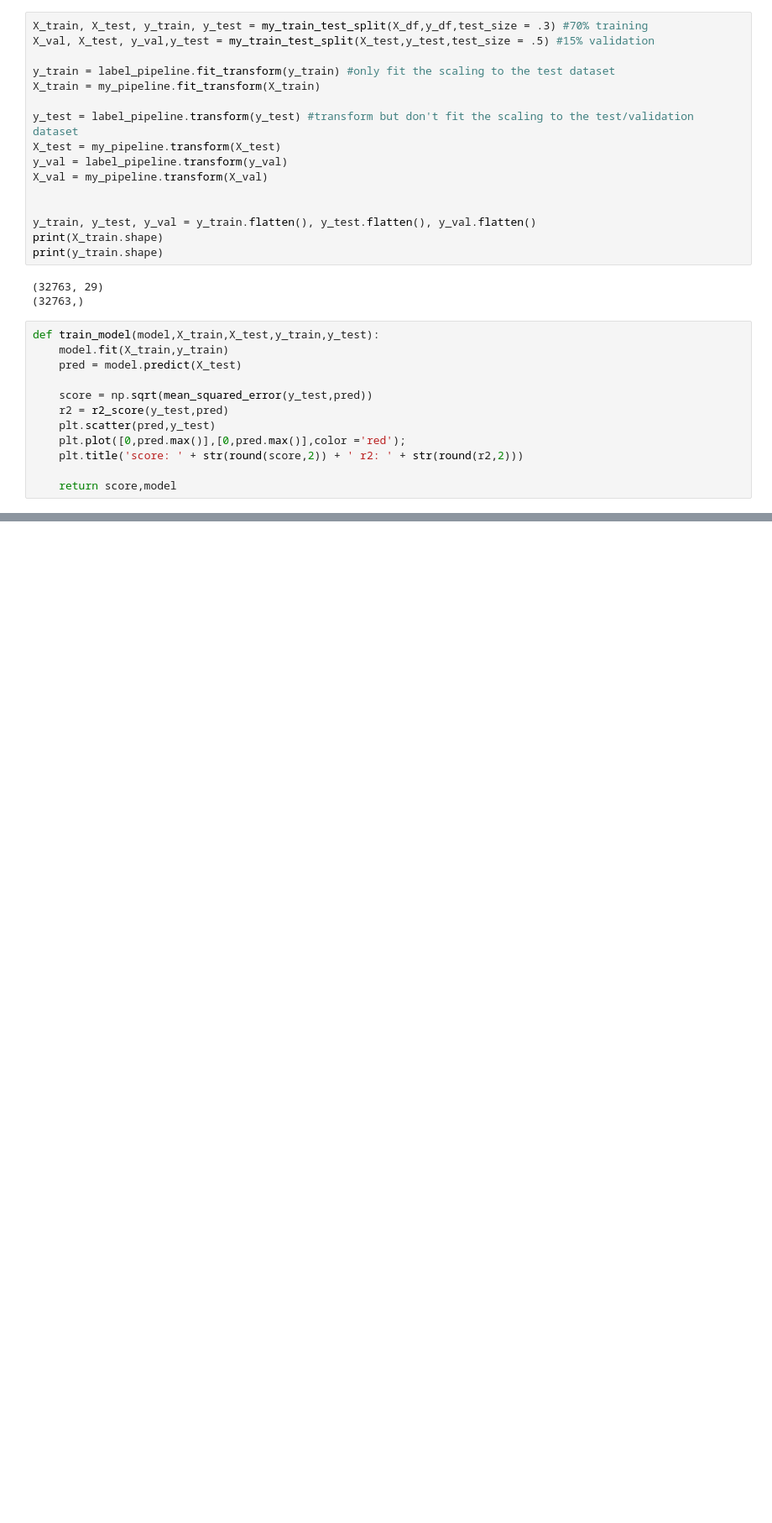
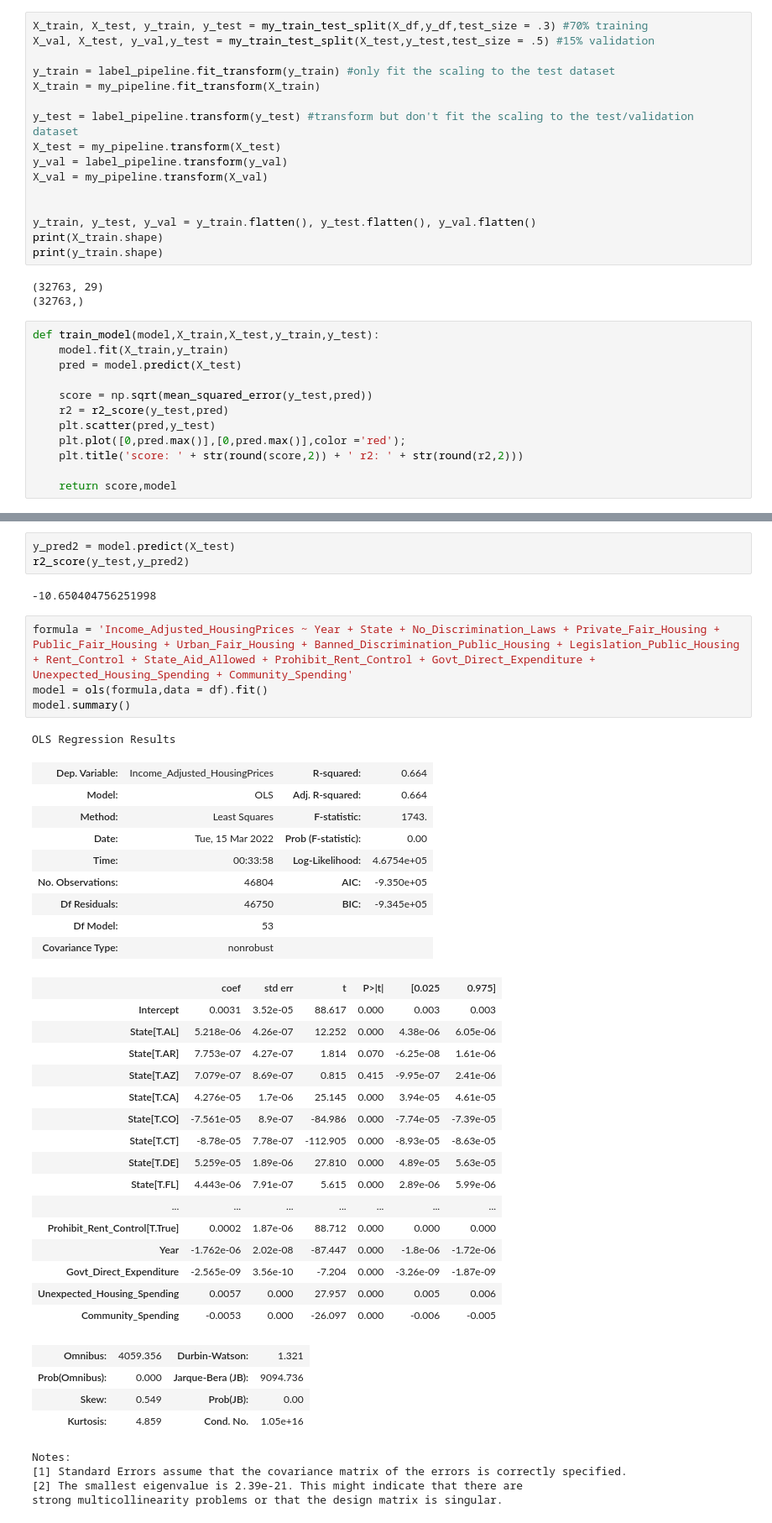
Before and after one commit to gerardoRO/ds4a, a Jupyter notebook: code/Advanced Modeling.ipynb, the cells around one changed output, grey strips where cells are left out. Shown: that part at 84% size. Saved outputs shown, nothing was run; the diff lists cells and outputs as text; blank space fills up the shorter version.

```diff
--- a/code/Advanced Modeling.ipynb
+++ b/code/Advanced Modeling.ipynb
@@ -217,0 +307,44 @@ strong multicollinearity problems or that the design matrix is singular.
+# %%
+y_pred2 = model.predict(X_test)
+r2_score(y_test,y_pred2)
+# %% [output]
+-10.650404756251998
+# %%
+formula = 'Income_Adjusted_HousingPrices ~ Year + State + No_Discrimination_Laws + Private_Fair_Housing + Public_Fair_Housing + Urban_Fair_Housing + Banned_Discrimination_Public_Housing + Legislation_Public_Housing + Rent_Control + State_Aid_Allowed + Prohibit_Rent_Control + Govt_Direct_Expenditure + Unexpected_Housing_Spending + Community_Spending'
+model = ols(formula,data = df).fit()
+model.summary()
+# %% [output]
+OLS Regression Results
+| Dep. Variable: | Income_Adjusted_HousingPrices | R-squared: | 0.664 |
+| Model: | OLS | Adj. R-squared: | 0.664 |
+| Method: | Least Squares | F-statistic: | 1743. |
+| Date: | Tue, 15 Mar 2022 | Prob (F-statistic): | 0.00 |
+| Time: | 00:33:58 | Log-Likelihood: | 4.6754e+05 |
+| No. Observations: | 46804 | AIC: | -9.350e+05 |
+| Df Residuals: | 46750 | BIC: | -9.345e+05 |
+| Df Model: | 53 |  |  |
+| Covariance Type: | nonrobust |  |  |
+|  | coef | std err | t | P>|t| | [0.025 | 0.975] |
+| Intercept | 0.0031 | 3.52e-05 | 88.617 | 0.000 | 0.003 | 0.003 |
+| State[T.AL] | 5.218e-06 | 4.26e-07 | 12.252 | 0.000 | 4.38e-06 | 6.05e-06 |
+| State[T.AR] | 7.753e-07 | 4.27e-07 | 1.814 | 0.070 | -6.25e-08 | 1.61e-06 |
+| State[T.AZ] | 7.079e-07 | 8.69e-07 | 0.815 | 0.415 | -9.95e-07 | 2.41e-06 |
+| State[T.CA] | 4.276e-05 | 1.7e-06 | 25.145 | 0.000 | 3.94e-05 | 4.61e-05 |
+| State[T.CO] | -7.561e-05 | 8.9e-07 | -84.986 | 0.000 | -7.74e-05 | -7.39e-05 |
+| State[T.CT] | -8.78e-05 | 7.78e-07 | -112.905 | 0.000 | -8.93e-05 | -8.63e-05 |
+| State[T.DE] | 5.259e-05 | 1.89e-06 | 27.810 | 0.000 | 4.89e-05 | 5.63e-05 |
+| State[T.FL] | 4.443e-06 | 7.91e-07 | 5.615 | 0.000 | 2.89e-06 | 5.99e-06 |
+| ... | ... | ... | ... | ... | ... | ... |
+| Prohibit_Rent_Control[T.True] | 0.0002 | 1.87e-06 | 88.712 | 0.000 | 0.000 | 0.000 |
+| Year | -1.762e-06 | 2.02e-08 | -87.447 | 0.000 | -1.8e-06 | -1.72e-06 |
+| Govt_Direct_Expenditure | -2.565e-09 | 3.56e-10 | -7.204 | 0.000 | -3.26e-09 | -1.87e-09 |
+| Unexpected_Housing_Spending | 0.0057 | 0.000 | 27.957 | 0.000 | 0.005 | 0.006 |
+| Community_Spending | -0.0053 | 0.000 | -26.097 | 0.000 | -0.006 | -0.005 |
+| Omnibus: | 4059.356 | Durbin-Watson: | 1.321 |
+| Prob(Omnibus): | 0.000 | Jarque-Bera (JB): | 9094.736 |
+| Skew: | 0.549 | Prob(JB): | 0.00 |
+| Kurtosis: | 4.859 | Cond. No. | 1.05e+16 |
+Notes:
+[1] Standard Errors assume that the covariance matrix of the errors is correctly specified.
+[2] The smallest eigenvalue is 2.39e-21. This might indicate that there are
+strong multicollinearity problems or that the design matrix is singular.
```
Also changed, not shown: parts of 12 cells of this notebook, 1 other file.
